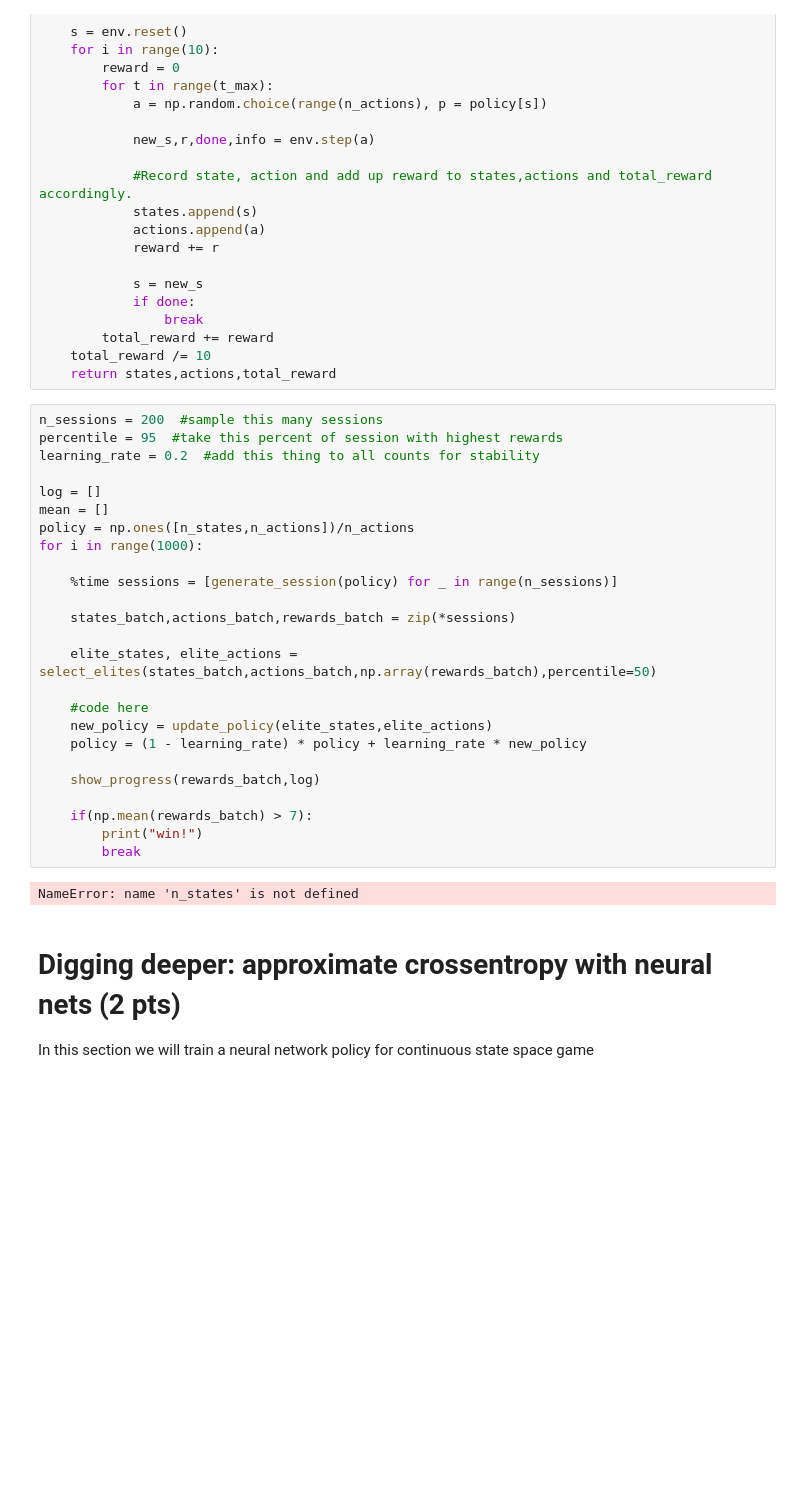
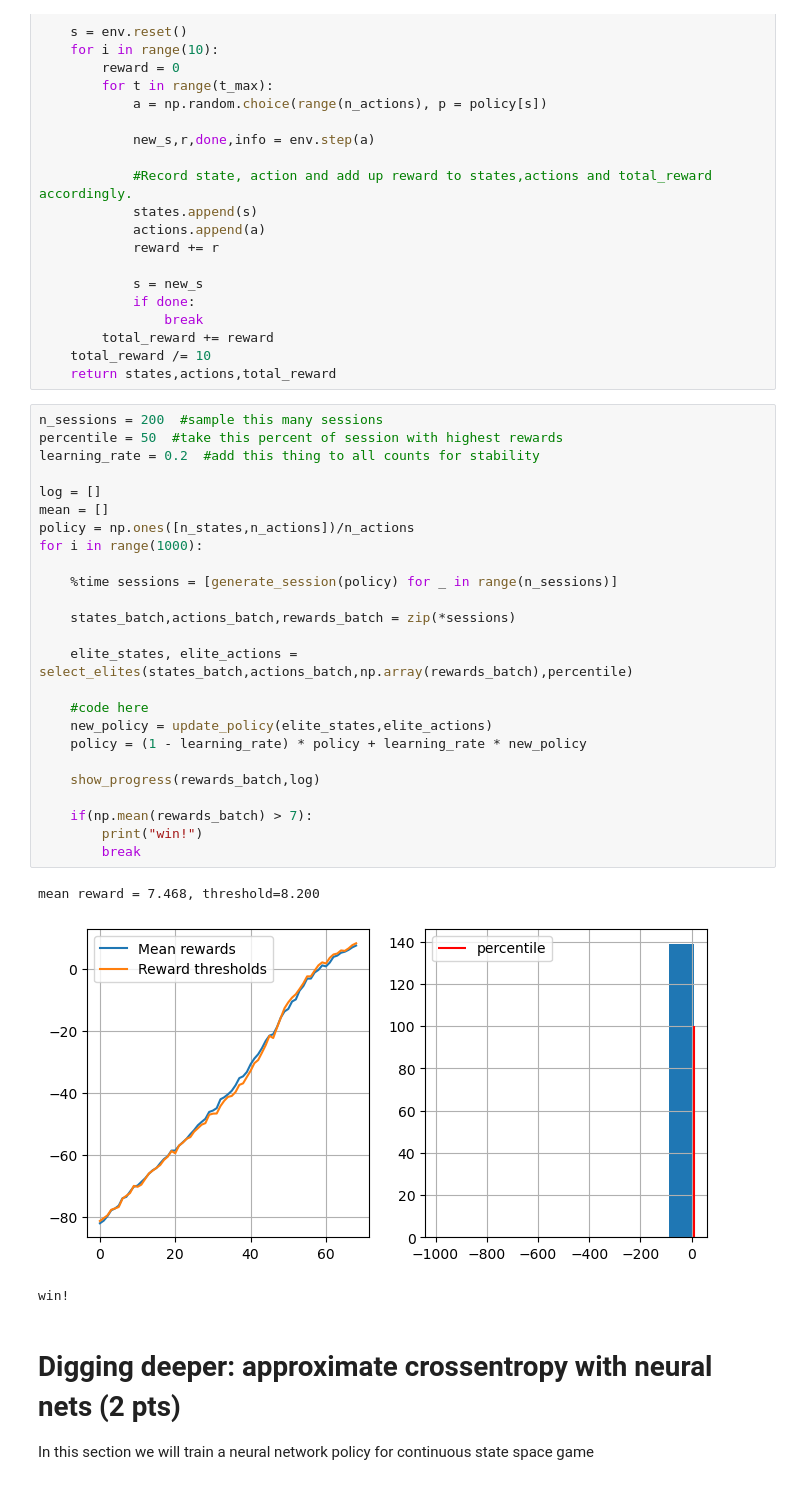
Before and after one commit to ArslanGalyaviev/ml-homework-Galyaviev-Arslan, a Jupyter notebook: crossentropy_method_practice_easy.ipynb, the cells around one changed output. Drawn from its saved outputs; the diff is of its cells as text; blank space fills up the shorter version.

```diff
--- a/crossentropy_method_practice_easy.ipynb
+++ b/crossentropy_method_practice_easy.ipynb
@@ -445,31 +457,33 @@ def generate_session(policy,t_max=10**4):
     return states,actions,total_reward
 # %%
 n_sessions = 200  #sample this many sessions
-percentile = 95  #take this percent of session with highest rewards
+percentile = 50  #take this percent of session with highest rewards
 learning_rate = 0.2  #add this thing to all counts for stability
 
 log = []
 mean = []
 policy = np.ones([n_states,n_actions])/n_actions
 for i in range(1000):
 
     %time sessions = [generate_session(policy) for _ in range(n_sessions)]
 
     states_batch,actions_batch,rewards_batch = zip(*sessions)
 
-    elite_states, elite_actions = select_elites(states_batch,actions_batch,np.array(rewards_batch),percentile=50)
+    elite_states, elite_actions = select_elites(states_batch,actions_batch,np.array(rewards_batch),percentile)
 
     #code here
     new_policy = update_policy(elite_states,elite_actions)
     policy = (1 - learning_rate) * policy + learning_rate * new_policy
 
     show_progress(rewards_batch,log)
 
     if(np.mean(rewards_batch) > 7):
         print("win!")
         break
 # %% [output]
-NameError: name 'n_states' is not defined
+mean reward = 7.468, threshold=8.200
+[figure, added]
+win!
 # %% [markdown]
 # Digging deeper: approximate crossentropy with neural nets (2 pts)
 
```
Also changed, not shown: parts of 8 cells of this notebook.
